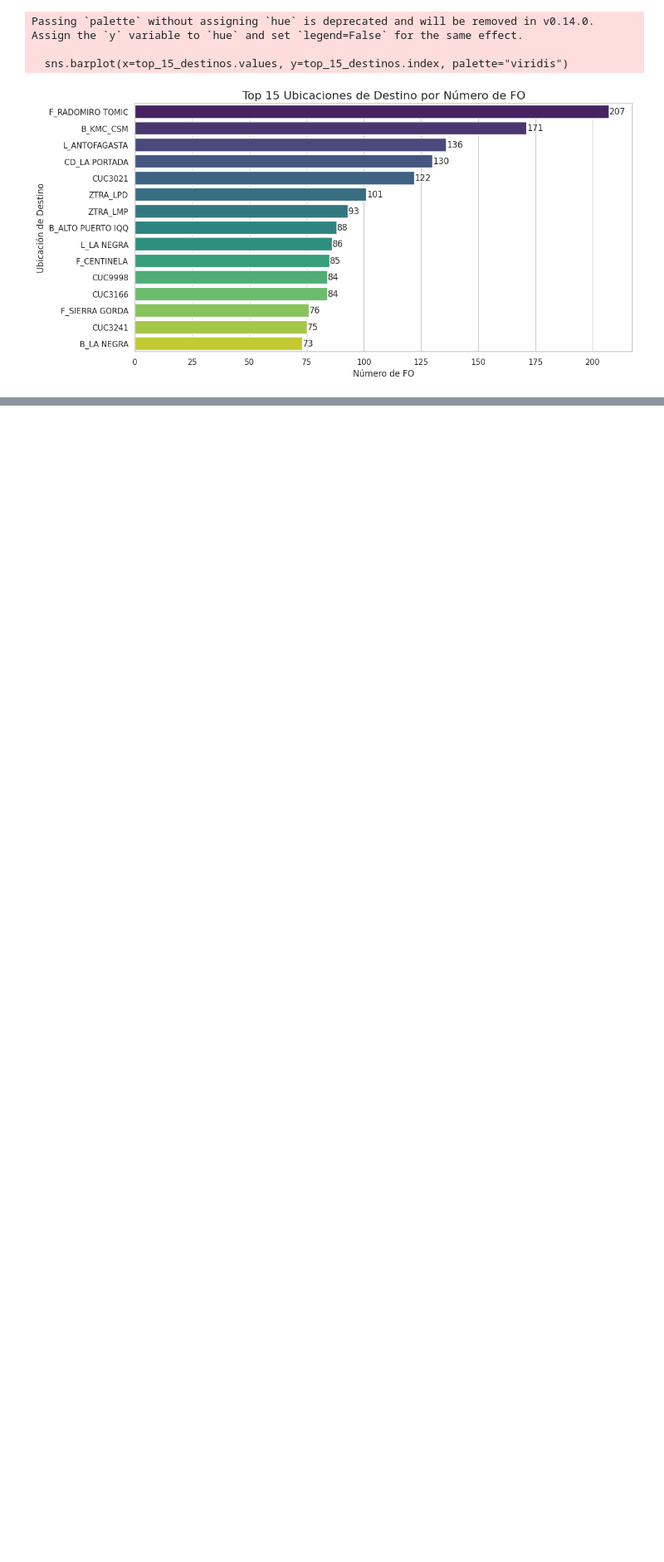
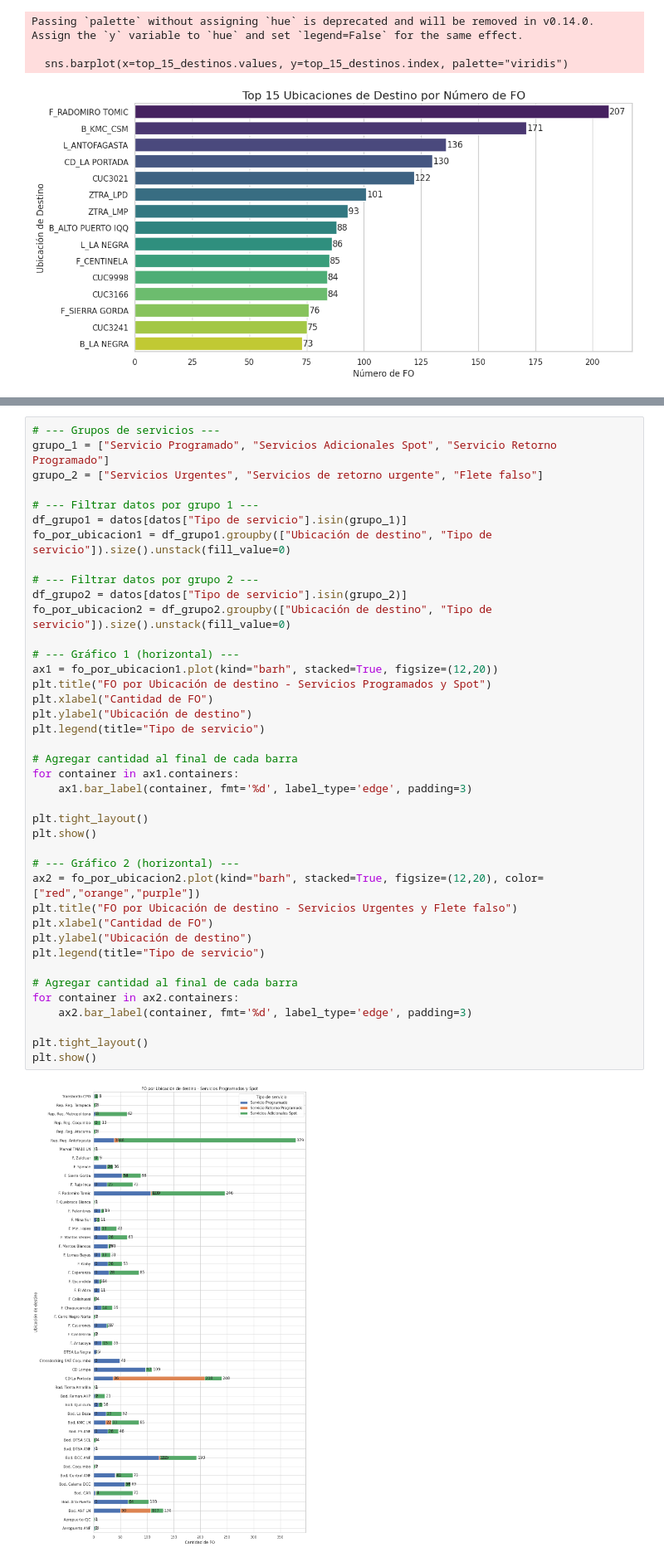
Before and after one commit to REVOLUTTION/Promedio_FO, a Jupyter notebook: FO_May_Jun_Jul.ipynb, the cells around one changed output, grey strips where cells are left out. Shown at 83% size. Cells and saved outputs as stored; diff of their text form; blank space fills up the shorter version.

```diff
--- a/FO_May_Jun_Jul.ipynb
+++ b/FO_May_Jun_Jul.ipynb
@@ -596,0 +693,42 @@ Passing `palette` without assigning `hue` is deprecated and will be removed in v
+# %%
+# --- Grupos de servicios ---
+grupo_1 = ["Servicio Programado", "Servicios Adicionales Spot", "Servicio Retorno Programado"]
+grupo_2 = ["Servicios Urgentes", "Servicios de retorno urgente", "Flete falso"]
+
+# --- Filtrar datos por grupo 1 ---
+df_grupo1 = datos[datos["Tipo de servicio"].isin(grupo_1)]
+fo_por_ubicacion1 = df_grupo1.groupby(["Ubicación de destino", "Tipo de servicio"]).size().unstack(fill_value=0)
+
+# --- Filtrar datos por grupo 2 ---
+df_grupo2 = datos[datos["Tipo de servicio"].isin(grupo_2)]
+fo_por_ubicacion2 = df_grupo2.groupby(["Ubicación de destino", "Tipo de servicio"]).size().unstack(fill_value=0)
+
+# --- Gráfico 1 (horizontal) ---
+ax1 = fo_por_ubicacion1.plot(kind="barh", stacked=True, figsize=(12,20))
+plt.title("FO por Ubicación de destino - Servicios Programados y Spot")
+plt.xlabel("Cantidad de FO")
+plt.ylabel("Ubicación de destino")
+plt.legend(title="Tipo de servicio")
+
+# Agregar cantidad al final de cada barra
+for container in ax1.containers:
+    ax1.bar_label(container, fmt='%d', label_type='edge', padding=3)
+
+plt.tight_layout()
+plt.show()
+
+# --- Gráfico 2 (horizontal) ---
+ax2 = fo_por_ubicacion2.plot(kind="barh", stacked=True, figsize=(12,20), color=["red","orange","purple"])
+plt.title("FO por Ubicación de destino - Servicios Urgentes y Flete falso")
+plt.xlabel("Cantidad de FO")
+plt.ylabel("Ubicación de destino")
+plt.legend(title="Tipo de servicio")
+
+# Agregar cantidad al final de cada barra
+for container in ax2.containers:
+    ax2.bar_label(container, fmt='%d', label_type='edge', padding=3)
+
+plt.tight_layout()
+plt.show()
+# %% [output]
+[figure, added]
```
Also changed, not shown: parts of 8 cells of this notebook.
